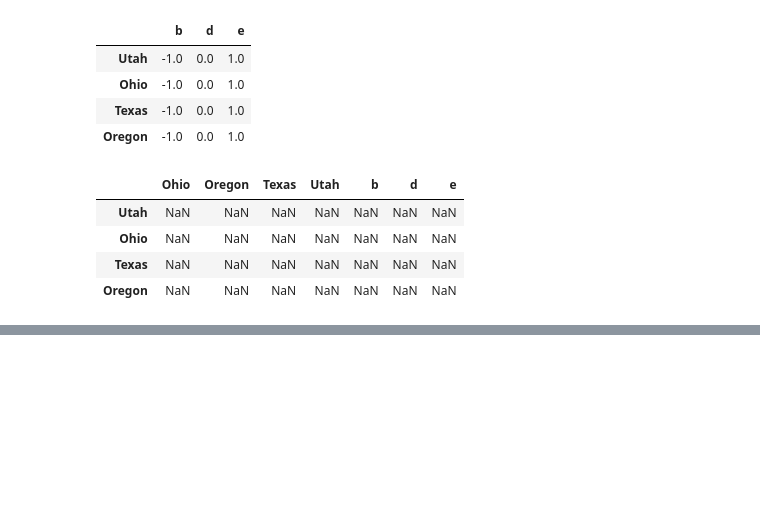
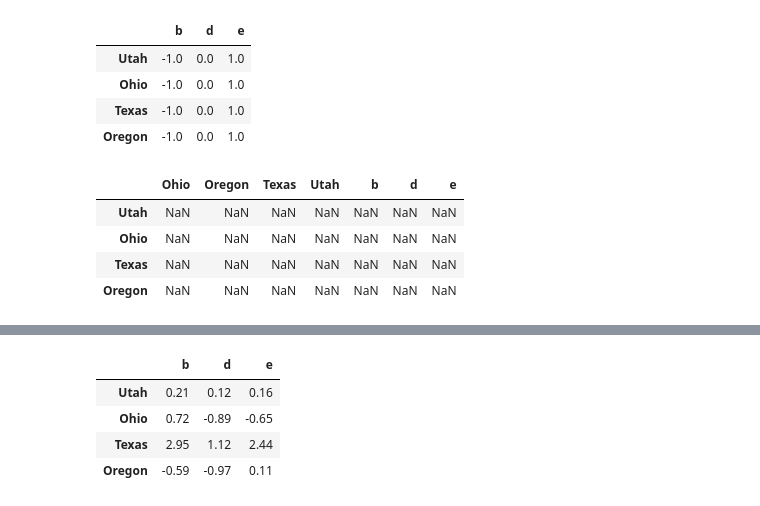
Before and after one commit to zhenyusu/pandas, a Jupyter notebook: pandas的基本功能/算数运算和数据对齐.ipynb, the cells around one changed output, grey strips where cells are left out. Saved outputs shown, nothing was run; the diff lists cells and outputs as text; code cells hidden in the pictures; blank space fills up the shorter version.

```diff
--- a/pandas的基本功能/算数运算和数据对齐.ipynb
+++ b/pandas的基本功能/算数运算和数据对齐.ipynb
@@ -209,0 +243,10 @@ f = lambda x:x.max()-x.min()
+# %%
+#得到DataFrame各个浮点值得格式化字符串，使用applymap
+format = lambda x:'%.2f'%x
+frame.applymap(format)
+# %% [output]
+|  | b | d | e |
+| Utah | 0.21 | 0.12 | 0.16 |
+| Ohio | 0.72 | -0.89 | -0.65 |
+| Texas | 2.95 | 1.12 | 2.44 |
+| Oregon | -0.59 | -0.97 | 0.11 |
```
Also changed, not shown: parts of 8 cells of this notebook, 1 other file.
